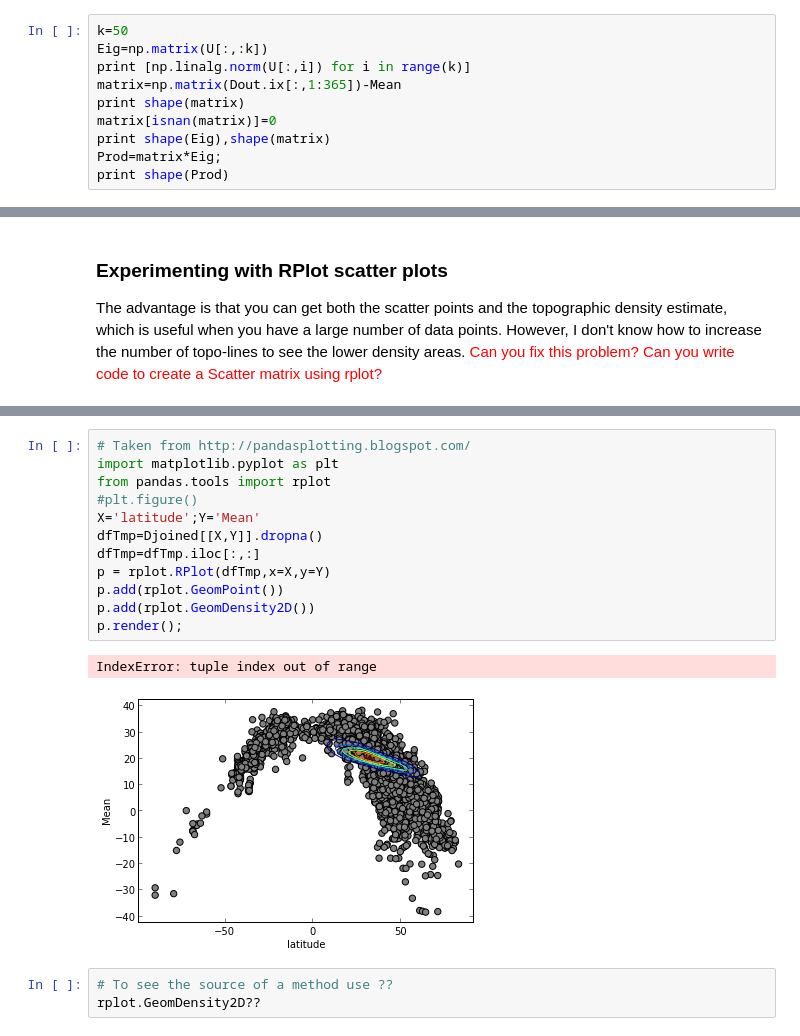
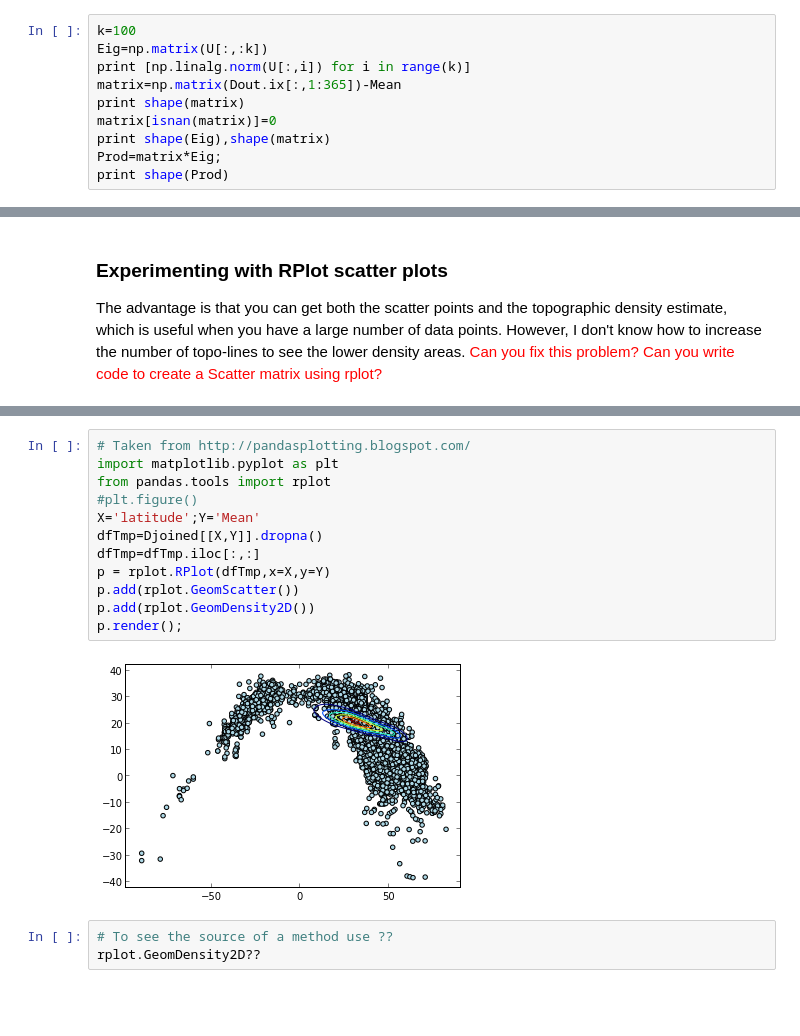
Before and after one commit to lovinganfield/UCSD_BigData, a Jupyter notebook: notebooks/weather/Weather Analysis.ipynb, the cells around one changed output, grey strips where cells are left out. Cells and saved outputs as stored; diff of their text form; blank space fills up the shorter version.

```diff
--- a/notebooks/weather/Weather Analysis.ipynb
+++ b/notebooks/weather/Weather Analysis.ipynb
@@ -246,7 +259,7 @@ legend(range(0,k));
 # %%
 # U1,D1,V1=np.linalg.svd(matrix[:100,:])  # running the svd on the whole matrix seems to crash because of NaN entries
 # %%
-k=50
+k=100
 Eig=np.matrix(U[:,:k])
 print [np.linalg.norm(U[:,i]) for i in range(k)]
 matrix=np.matrix(Dout.ix[:,1:365])-Mean
@@ -438,18 +468,17 @@ I don't know how to increase the number of topo-lines to see the lower density a
 # %%
 # Taken from http://pandasplotting.blogspot.com/
 import matplotlib.pyplot as plt
 from pandas.tools import rplot
 #plt.figure()
 X='latitude';Y='Mean'
 dfTmp=Djoined[[X,Y]].dropna()
 dfTmp=dfTmp.iloc[:,:]
 p = rplot.RPlot(dfTmp,x=X,y=Y)
-p.add(rplot.GeomPoint())
+p.add(rplot.GeomScatter())
 p.add(rplot.GeomDensity2D())
 p.render();
 # %% [output]
-IndexError: tuple index out of range
-[figure, old version]
+[figure, new version]
 # %%
 # To see the source of a method use ??
 rplot.GeomDensity2D??
```
Also changed, not shown: parts of 36 cells of this notebook, 8 other files.
